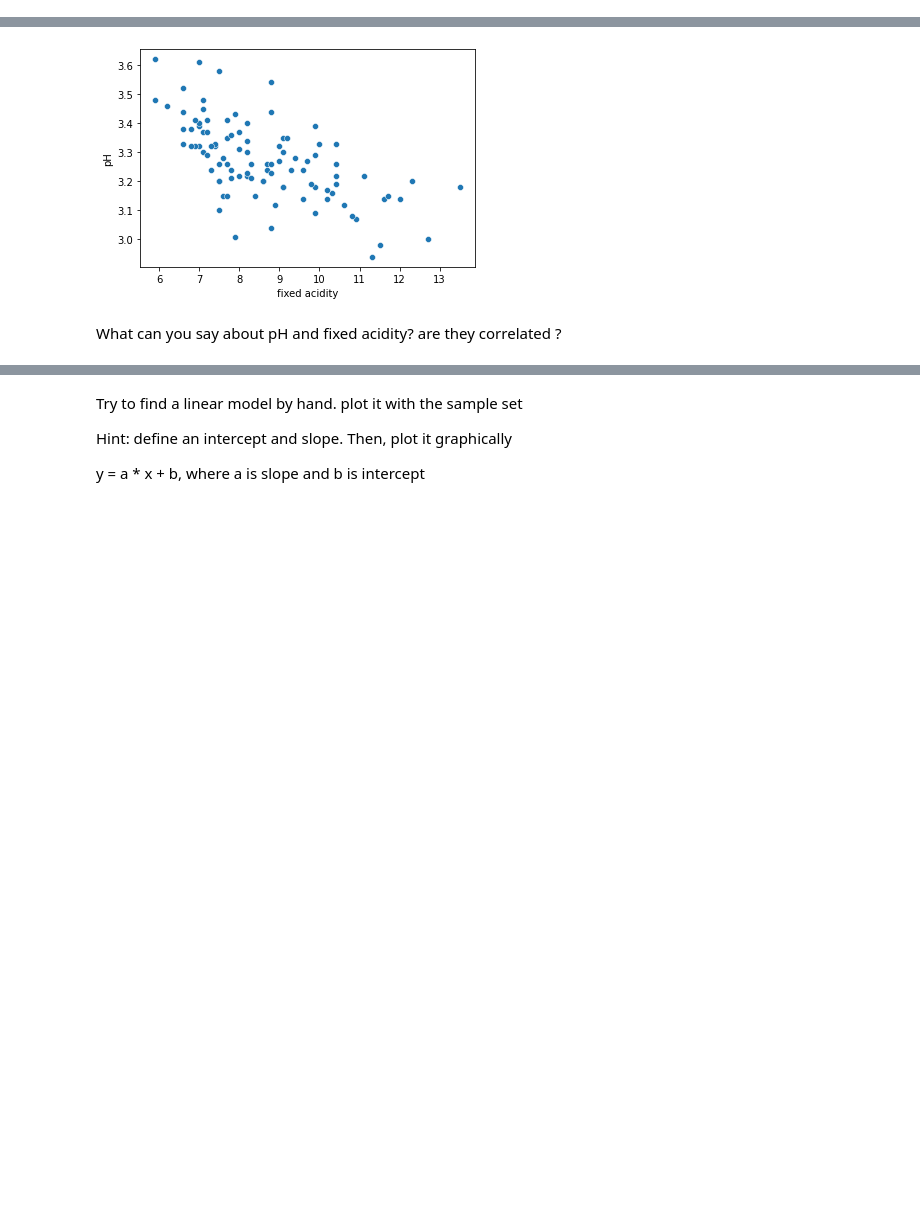
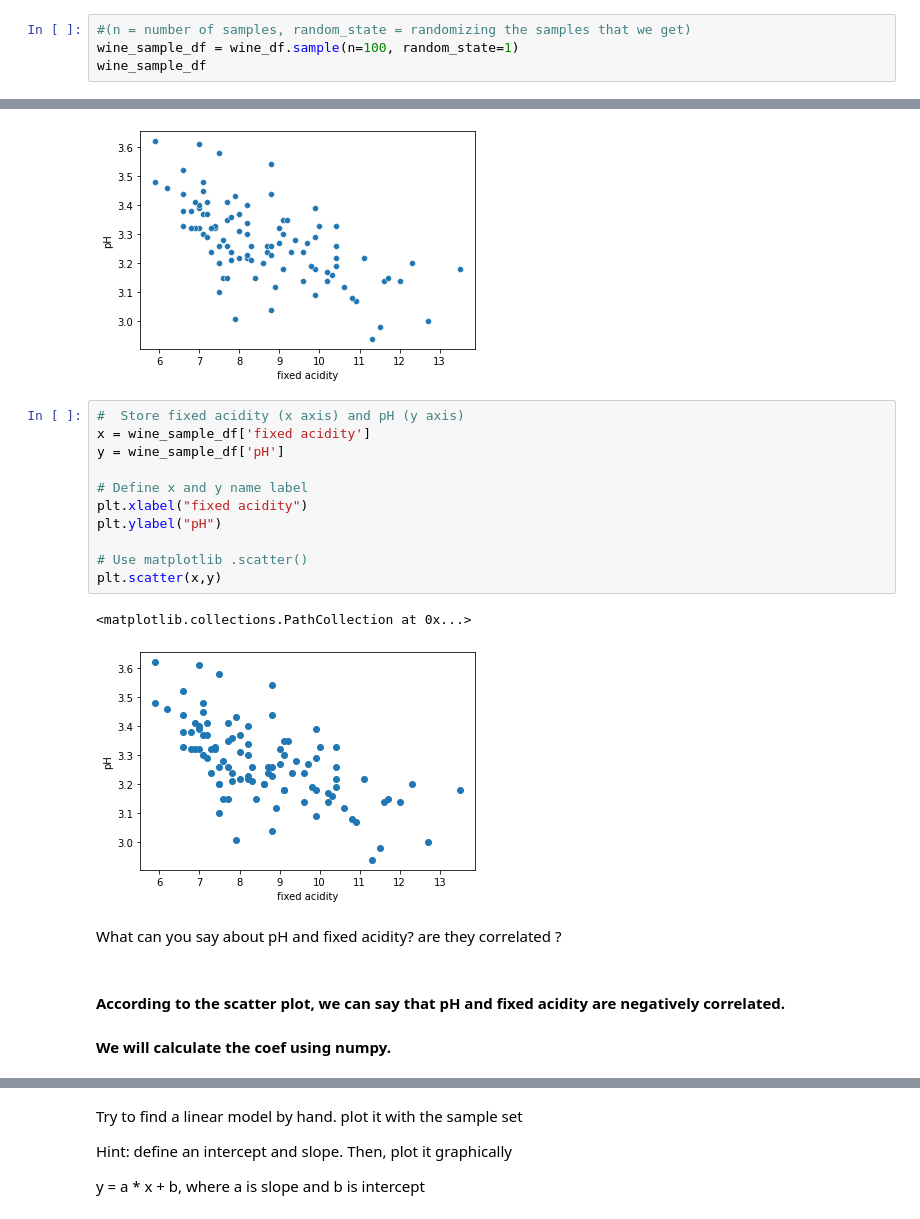
Before and after one commit to JonathanRaso/01_intro_regression_model, a Jupyter notebook: Introduction to Regression models.ipynb, the cells around one changed output, grey strips where cells are left out. Drawn from its saved outputs; the diff is of its cells as text; blank space fills up the shorter version.

Commit message:
Scatter plot and correlation coefficient done

```diff
--- a/Introduction to Regression models.ipynb
+++ b/Introduction to Regression models.ipynb
@@ -37,3 +83,7 @@ Get 100 samples with random state (seed) = 1
 | 1374 | 6.8 | 0.815 | 0.00 | 1.2 | 0.267 | 16.0 | ... |
 | 1198 | 7.7 | 0.260 | 0.26 | 2.0 | 0.052 | 19.0 | ... |
 100 rows × 12 columns
+# %%
+#(n = number of samples, random_state = randomizing the samples that we get)
+wine_sample_df = wine_df.sample(n=100, random_state=1)
+wine_sample_df
@@ -44,5 +108,22 @@ Plot pH in function of fixed acidity
 # %%
 # %% [output]
 [figure]
+# %%
+#  Store fixed acidity (x axis) and pH (y axis)
+x = wine_sample_df['fixed acidity']
+y = wine_sample_df['pH']
+
+# Define x and y name label
+plt.xlabel("fixed acidity")
+plt.ylabel("pH")
+
+# Use matplotlib .scatter()
+plt.scatter(x,y)
+# %% [output]
+<matplotlib.collections.PathCollection at 0x...>
+[figure, added]
 # %% [markdown]
 What can you say about pH and fixed acidity? are they correlated ?
+# %% [markdown]
+#### According to the scatter plot, we can say that pH and fixed acidity are negatively correlated.
+#### We will calculate the coef using numpy.
```
Also changed, not shown: parts of 9 cells of this notebook.
